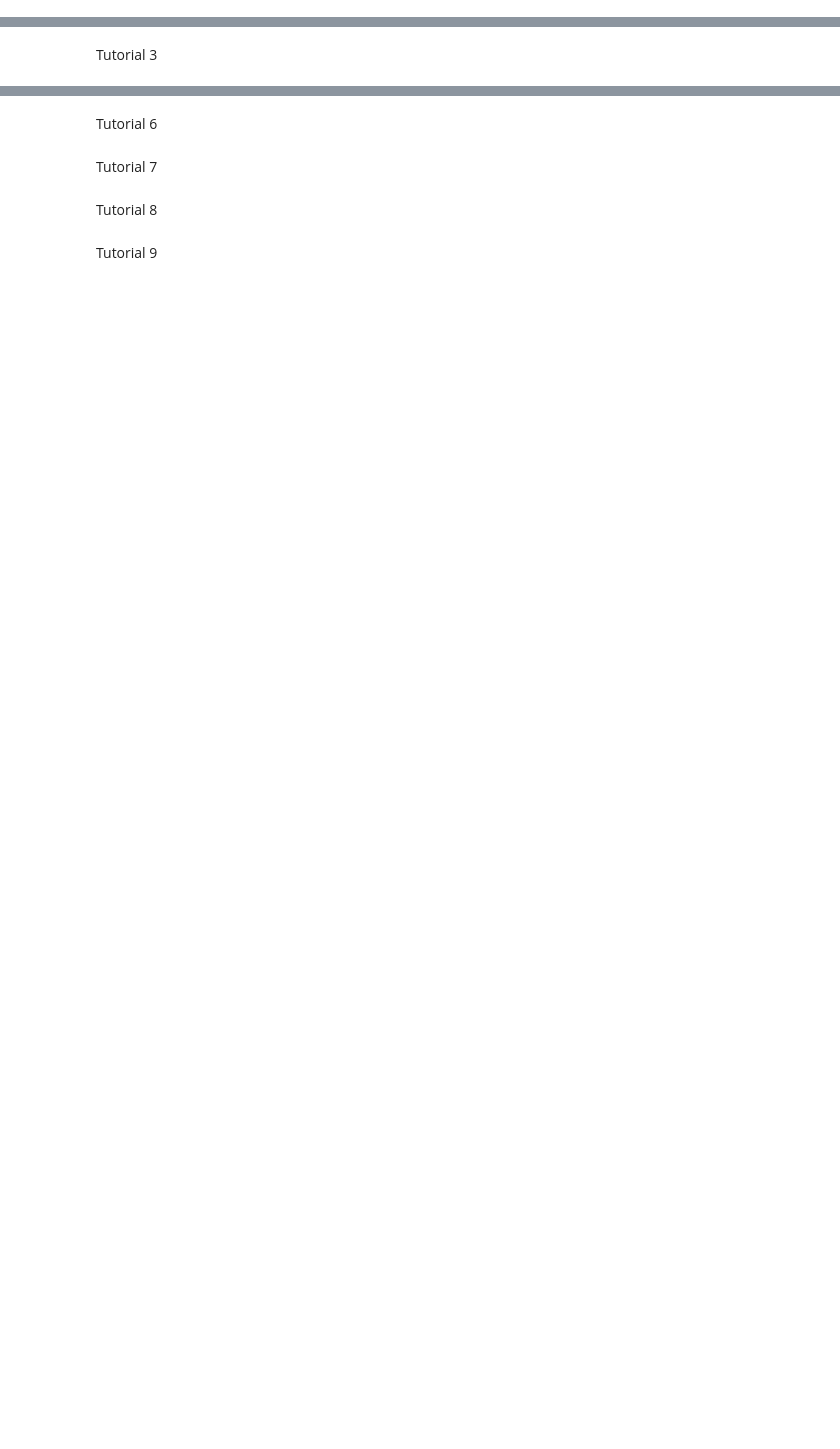
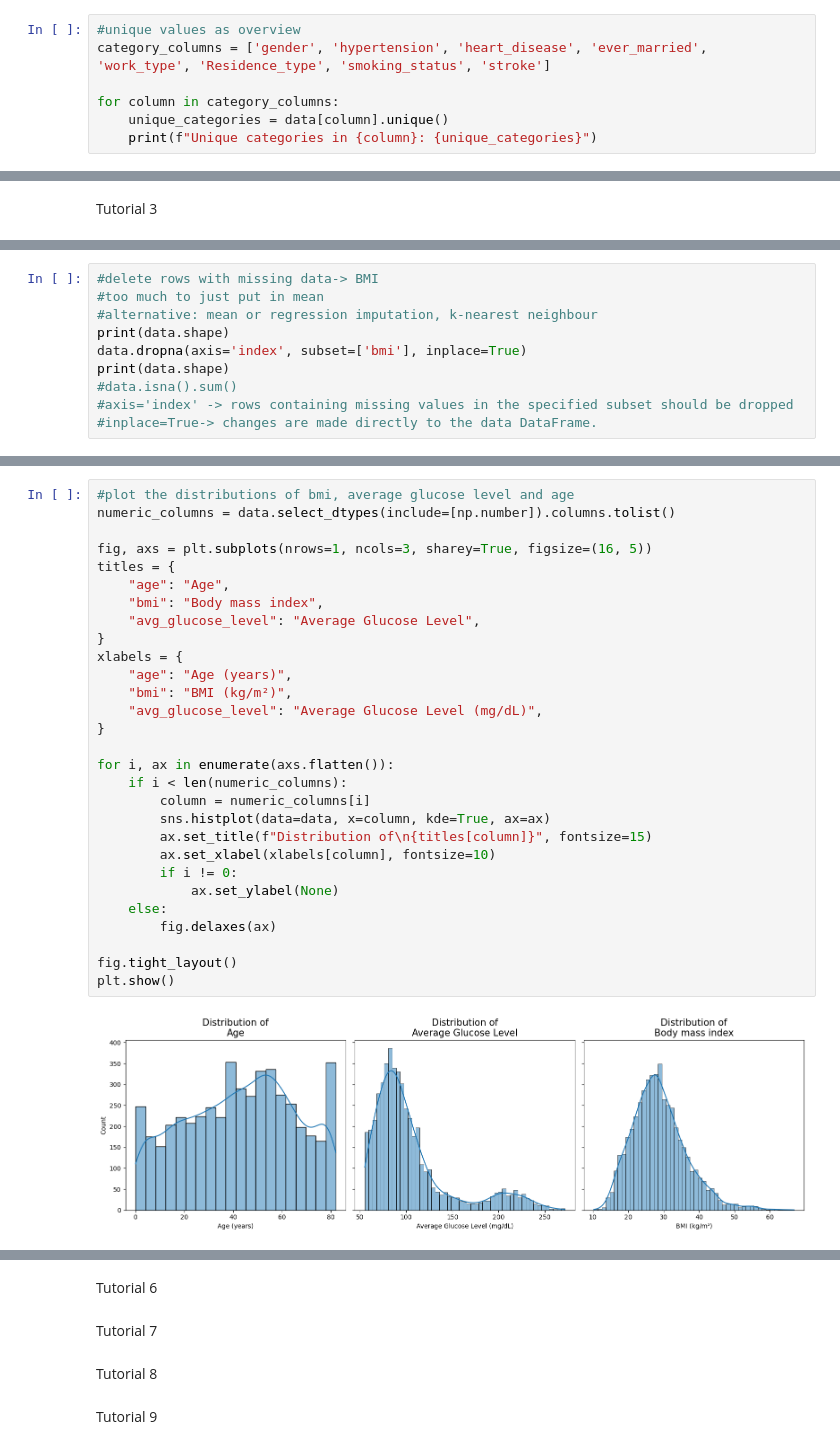
Before and after one commit to mustra12/project_FoDS, a Jupyter notebook: projectFoDS.ipynb, the cells around one changed output, grey strips where cells are left out. Drawn from its saved outputs; the diff is of its cells as text; blank space fills up the shorter version.

```diff
--- a/projectFoDS.ipynb
+++ b/projectFoDS.ipynb
@@ -47,0 +81,7 @@ Tutorial 2
+# %%
+#unique values as overview
+category_columns = ['gender', 'hypertension', 'heart_disease', 'ever_married', 'work_type', 'Residence_type', 'smoking_status', 'stroke']
+
+for column in category_columns:
+    unique_categories = data[column].unique()
+    print(f"Unique categories in {column}: {unique_categories}")
@@ -191,0 +309,10 @@ Tutorial 5
+# %%
+#delete rows with missing data-> BMI
+#too much to just put in mean
+#alternative: mean or regression imputation, k-nearest neighbour
+print(data.shape)
+data.dropna(axis='index', subset=['bmi'], inplace=True)
+print(data.shape)
+#data.isna().sum()
+#axis='index' -> rows containing missing values in the specified subset should be dropped
+#inplace=True-> changes are made directly to the data DataFrame.
@@ -191,0 +414,31 @@ Tutorial 5
+# %%
+#plot the distributions of bmi, average glucose level and age
+numeric_columns = data.select_dtypes(include=[np.number]).columns.tolist()
+
+fig, axs = plt.subplots(nrows=1, ncols=3, sharey=True, figsize=(16, 5))
+titles = {
+    "age": "Age",
+    "bmi": "Body mass index",
+    "avg_glucose_level": "Average Glucose Level",
+}
+xlabels = {
+    "age": "Age (years)",
+    "bmi": "BMI (kg/m²)",
+    "avg_glucose_level": "Average Glucose Level (mg/dL)",
+}
+
+for i, ax in enumerate(axs.flatten()):
+    if i < len(numeric_columns):
+        column = numeric_columns[i]
+        sns.histplot(data=data, x=column, kde=True, ax=ax)
+        ax.set_title(f"Distribution of\n{titles[column]}", fontsize=15)
+        ax.set_xlabel(xlabels[column], fontsize=10)
+        if i != 0:
+            ax.set_ylabel(None)
+    else:
+        fig.delaxes(ax)
+
+fig.tight_layout()
+plt.show()
+# %% [output]
+[figure, added]
```
Also changed, not shown: parts of 22 cells of this notebook.
